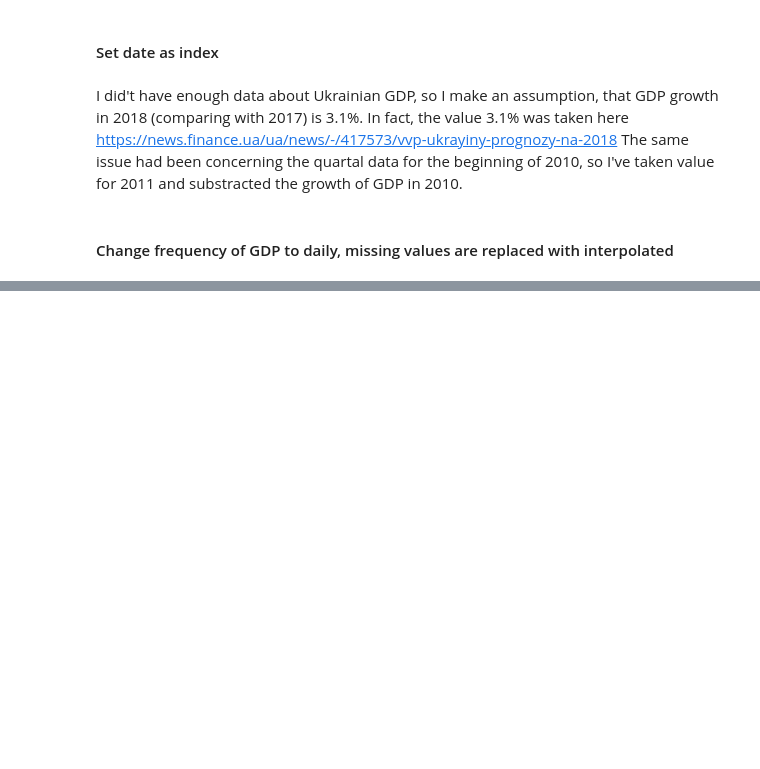
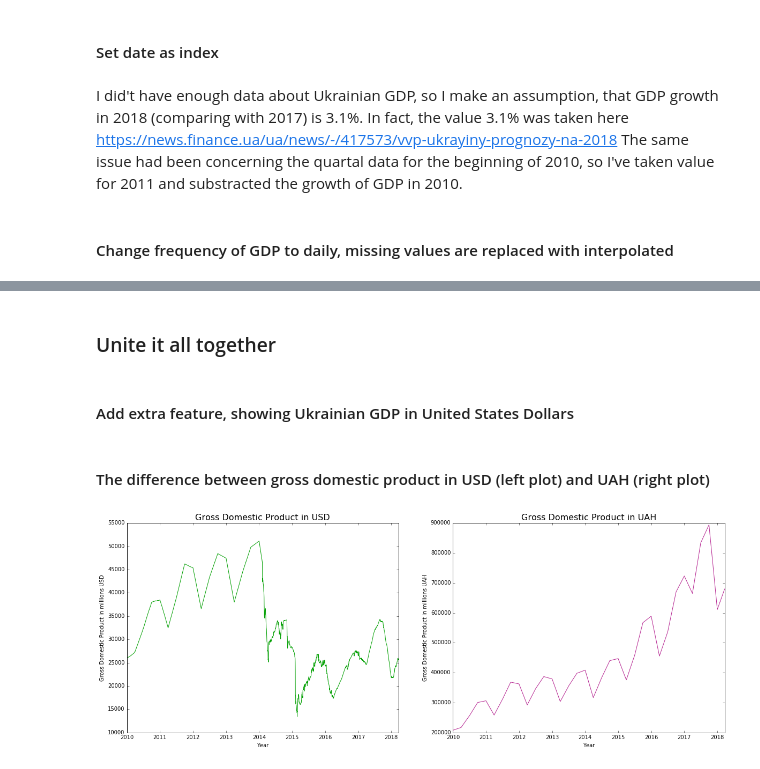
Before and after one commit to yuriimchg/UAH-exhange-rate-prediction, a Jupyter notebook: data_cleaning.ipynb, the cells around one changed output, grey strips where cells are left out. Saved outputs shown, nothing was run; the diff lists cells and outputs as text; code cells hidden in the pictures; blank space fills up the shorter version.

```diff
--- a/data_cleaning.ipynb
+++ b/data_cleaning.ipynb
@@ -234,0 +338,35 @@ dtype: int64
+# %%
+df_interest_trend = df_interest_trend.loc['20100101':datetime.datetime.now()]
+# %%
+df_interest_trend = df_interest_trend.asfreq('D')
+df_interest_trend = df_interest_trend.apply(pd.Series.interpolate)
+# %% [markdown]
+### Unite it all together
+# %%
+df_total['GDP'] = df_gdp['value']
+df_total['Inflation'] = df_inflation['value']
+df_total['Export'] = df_export['value']
+df_total['Import'] = df_import['value']
+df_total['GrossExtDebt'] = df_grossextdebt['value']
+df_total['Interest Trend'] = df_interest_trend
+# %% [markdown]
+#### Add extra feature, showing Ukrainian GDP in United States Dollars
+# %%
+df_total['GDP in $'] = df_total['GDP'].divide(df_total['exchange rate'])
+# %% [markdown]
+#### The difference between gross domestic product in USD (left plot) and UAH (right plot)
+# %%
+plt.figure(figsize=[20,7])
+plt.subplot(1,2,1)
+plt.plot(df_total['GDP in $'], color='#08A208')
+plt.title('Gross Domestic Product in USD', fontsize='16')
+plt.xlabel('Year')
+plt.ylabel("Gross Domestic Product in millions USD")
+plt.subplot(1,2,2)
+plt.title('Gross Domestic Product in UAH', fontsize='16')
+plt.xlabel('Year')
+plt.ylabel("Gross Domestic Product in millions UAH")
+plt.plot(df_total['GDP'], color="#B72893")
+plt.show()
+# %% [output]
+[figure, added]
```
Also changed, not shown: parts of 58 cells of this notebook, 1 other file.
